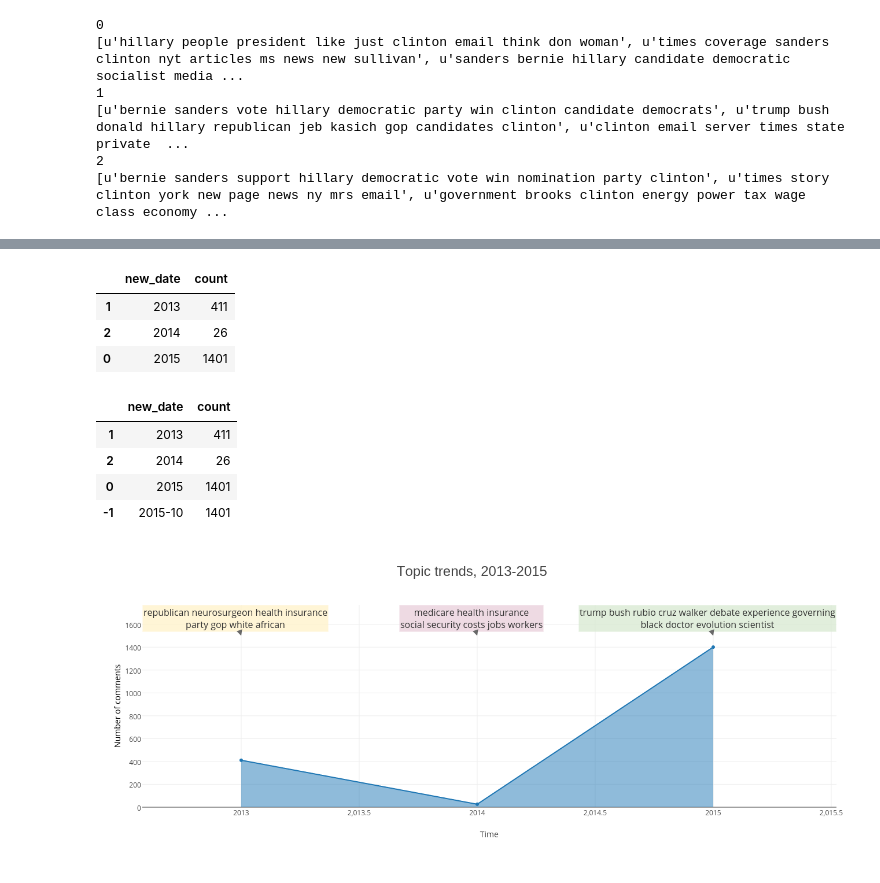
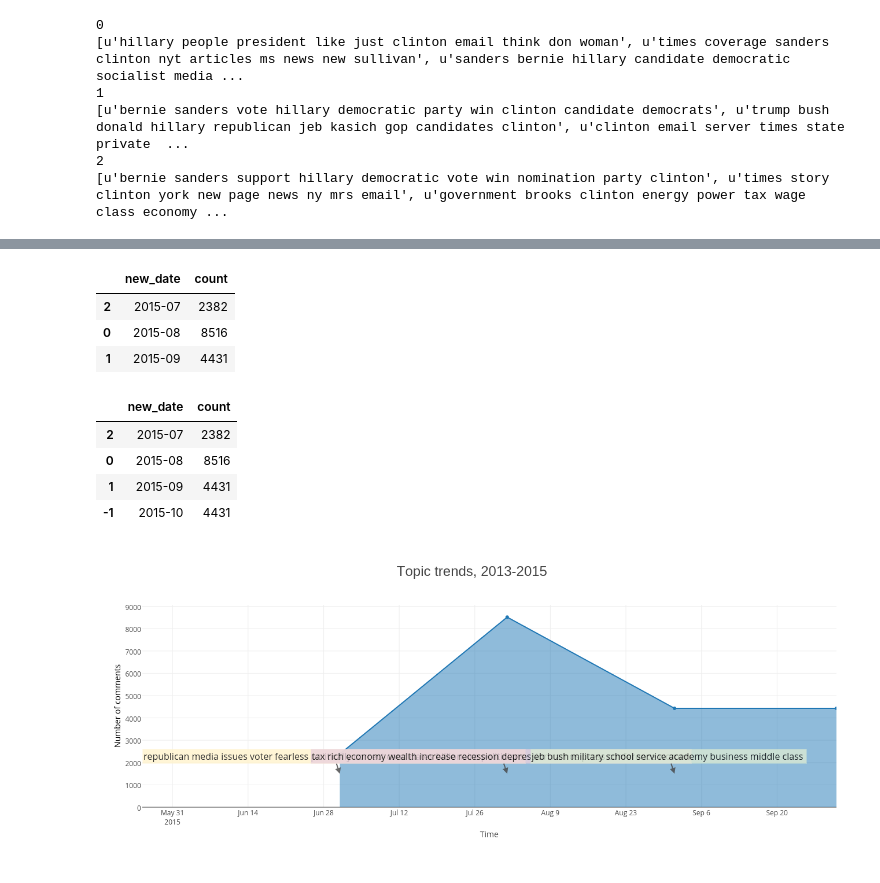
Before and after one commit to PeggyFan/Project, a Jupyter notebook: Time_trend_new.ipynb, the cells around one changed output, grey strips where cells are left out. Drawn from its saved outputs; the diff is of its cells as text; code cells hidden in the pictures.

```diff
--- a/Time_trend_new.ipynb
+++ b/Time_trend_new.ipynb
@@ -283,10 +302,10 @@ py.iplot(fig, validate=False, filename='sanders_time')
 # %%
-data = pd.read_csv('data/carson_scores.csv')
+data = pd.read_csv('data/trump_scores.csv')
 data[pd.isnull(data['Comment'])] = ""
 def unix_convert(x):
-    return datetime.datetime.fromtimestamp(x).strftime('%Y')
+    return datetime.datetime.fromtimestamp(x).strftime('%Y-%m')
 def to_filter(text):
-    terms = ['Ben', 'Carson', 'Dr.Carson']
+    terms = ['Trump', 'Donald', 'Mr.Trump']
     if any(word in text for word in terms):
         return text
     else:
@@ -334,24 +345,24 @@ counts = pd.DataFrame(data2['new_date'].value_counts()).reset_index()
 counts.columns = ['new_date', 'count']
 counts.sort('new_date', inplace=True)
 #counts['new_date'].value_counts()
-counts['new_date'] = counts['new_date'].astype(int)
-counts = counts[counts['new_date'] > 2012]
+#counts['new_date'] = counts['new_date'].astype(int)
+#counts = counts[counts['new_date'] > 2012]
 counts
 # %% [output]
 |  | new_date | count |
-| 1 | 2013 | 411 |
-| 2 | 2014 | 26 |
-| 0 | 2015 | 1401 |
+| 2 | 2015-07 | 2382 |
+| 0 | 2015-08 | 8516 |
+| 1 | 2015-09 | 4431 |
 # %%
 counts['new_date'] = counts['new_date'].astype(str)
-counts.loc[-1] = np.array(['2015-10', 1401])
+counts.loc[-1] = np.array(['2015-10', 4431])
 counts
 # %% [output]
 |  | new_date | count |
-| 1 | 2013 | 411 |
-| 2 | 2014 | 26 |
-| 0 | 2015 | 1401 |
-| -1 | 2015-10 | 1401 |
+| 2 | 2015-07 | 2382 |
+| 0 | 2015-08 | 8516 |
+| 1 | 2015-09 | 4431 |
+| -1 | 2015-10 | 4431 |
 # %%
 trace1 = Scatter(
         x=counts['new_date'],
@@ -381,11 +392,11 @@ layout = Layout(
             color='#000000'
             ),
 
-            x='2013',
+            x='2015-07',
             y=1500,
             xref='x',
             yref='y',
-            text='republican neurosurgeon health insurance<br>party gop white african',
+            text='republican media issues voter fearless politically correct candidates billionaire politicians',
             showarrow=True,
             arrowhead=2,
             bgcolor='#FFF2CC',
@@ -399,11 +410,11 @@ layout = Layout(
             color='#000000'
             ),
 
-            x='2014',
+            x='2015-08',
             y=1500,
             xref='x',
             yref='y',
-            text='medicare health insurance<br>social security costs jobs workers',
+            text='tax rich economy wealth increase recession depression ramos press conference women',
             showarrow=True,
             arrowhead=2,
             bgcolor='#EAD1DC',
@@ -417,39 +428,39 @@ layout = Layout(
             color='#000000'
             ),
 
-            x='2015',
+            x='2015-09',
             y=1500,
             xref='x',
             yref='y',
-            text='trump bush rubio cruz walker debate experience governing<br>black doctor evolution scientist',
+            text='jeb bush military school service academy business middle class ',
             showarrow=True,
             arrowhead=2,
             bgcolor='#D9EAD3',
             opacity=0.8
         ),
 
 
         ]),
 
     width=1300,
     height=550,
 
     margin=Margin( # set frame to plotting area margins
         t=100,     #   top,
         b=100,     #   bottom,
         r=20,      #   right,
         l=80#   left
     ),
     yaxis=YAxis(
         title='Number of comments',
         titlefont=Font(
             family='Open Sans',
             size=14,
             color='#000000'
     )
     ))
 
 fig = Figure(data=data, layout=layout)
-py.iplot(fig, validate=False, filename='carson_time')
+py.iplot(fig, validate=False, filename='trump_time')
 # %% [output]
-[figure, old version]
+[figure, new version]
```
Also changed, not shown: parts of 3 cells of this notebook, 8 other files.
